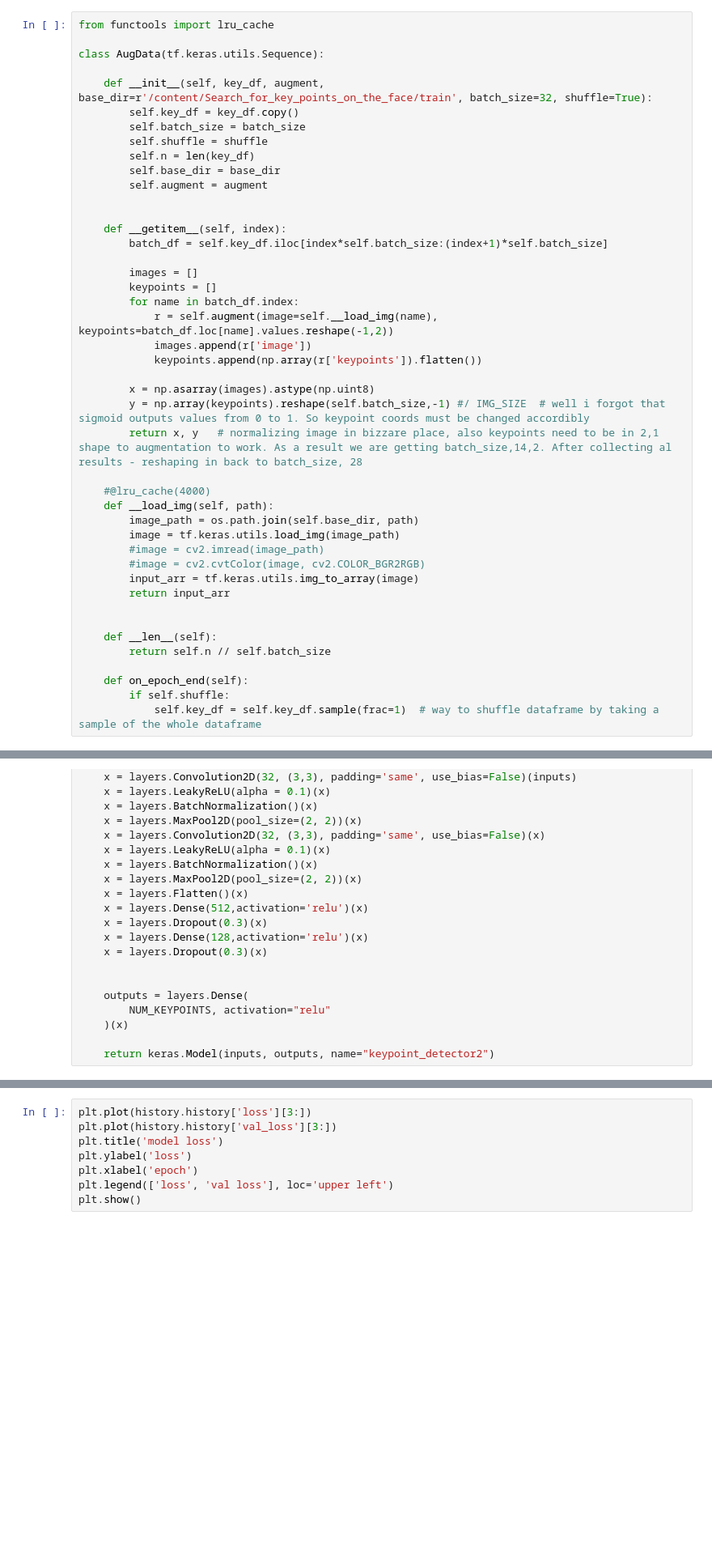
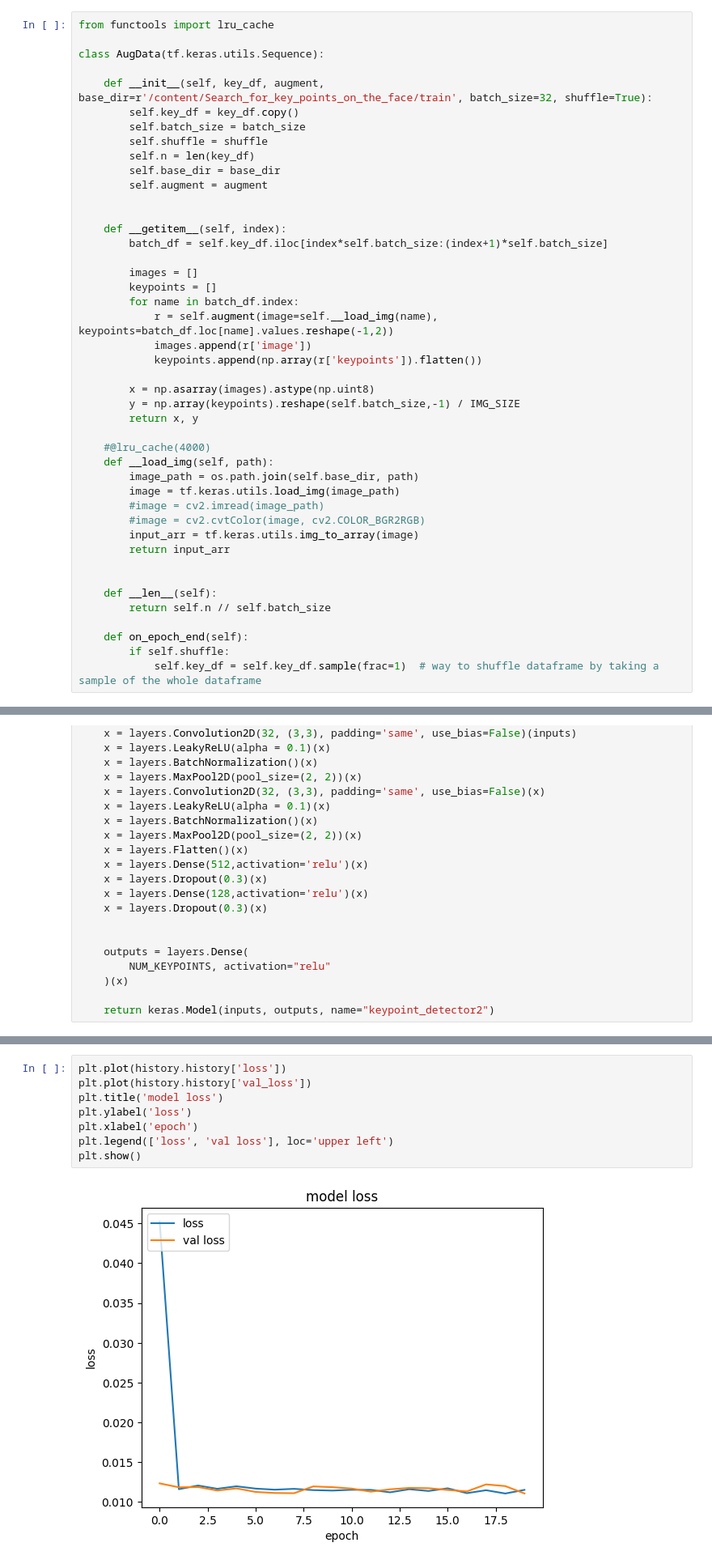
Before and after one commit to kezif/face-points, a Jupyter notebook: Face_Points_Augmentation.ipynb, the cells around one changed output, grey strips where cells are left out. Shown: that part at 81% size. Saved outputs shown, nothing was run; the diff lists cells and outputs as text; blank space fills up the shorter version.

Commit message:
Update Face_Points_Augmentation.ipynb
fixed some errors, summary section added

```diff
--- a/Face_Points_Augmentation.ipynb
+++ b/Face_Points_Augmentation.ipynb
@@ -158,8 +138,8 @@ class AugData(tf.keras.utils.Sequence):
             keypoints.append(np.array(r['keypoints']).flatten())
 
         x = np.asarray(images).astype(np.uint8)
-        y = np.array(keypoints).reshape(self.batch_size,-1) #/ IMG_SIZE  # well i forgot that sigmoid outputs values from 0 to 1. So keypoint coords must be changed accordibly
-        return x, y   # normalizing image in bizzare place, also keypoints need to be in 2,1 shape to augmentation to work. As a result we are getting batch_size,14,2. After collecting al results - reshaping in back to batch_size, 28
+        y = np.array(keypoints).reshape(self.batch_size,-1) / IMG_SIZE
+        return x, y
 
     #@lru_cache(4000)
     def __load_img(self, path):
@@ -272,9 +250,11 @@ Epoch 20/20
 # %%
-plt.plot(history.history['loss'][3:])
-plt.plot(history.history['val_loss'][3:])
+plt.plot(history.history['loss'])
+plt.plot(history.history['val_loss'])
 plt.title('model loss')
 plt.ylabel('loss')
 plt.xlabel('epoch')
 plt.legend(['loss', 'val loss'], loc='upper left')
 plt.show()
+# %% [output]
+[figure, added]
 # %%
```
Also changed, not shown: parts of 11 cells of this notebook.
